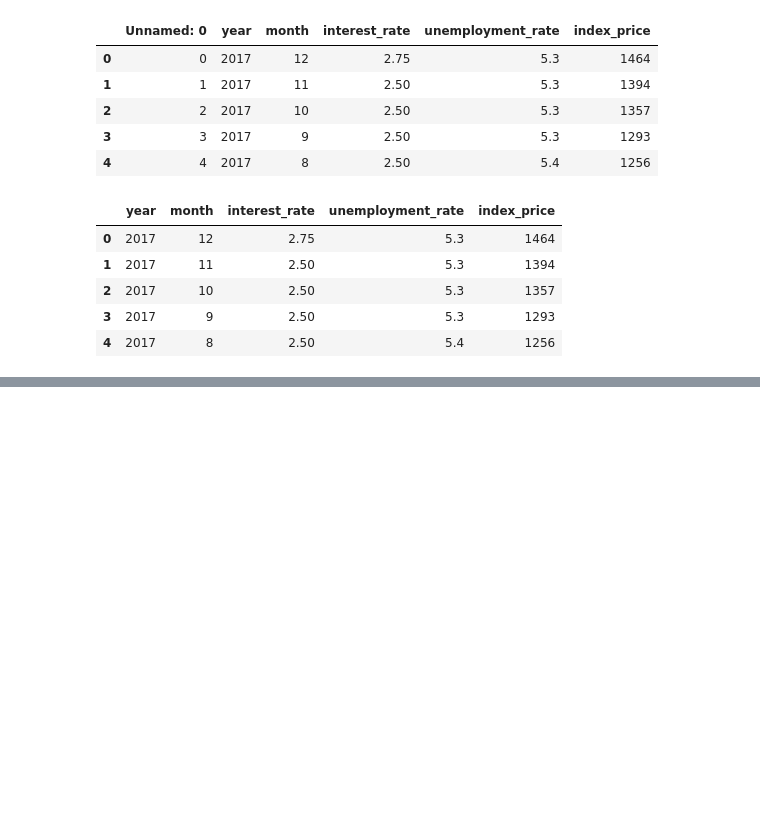
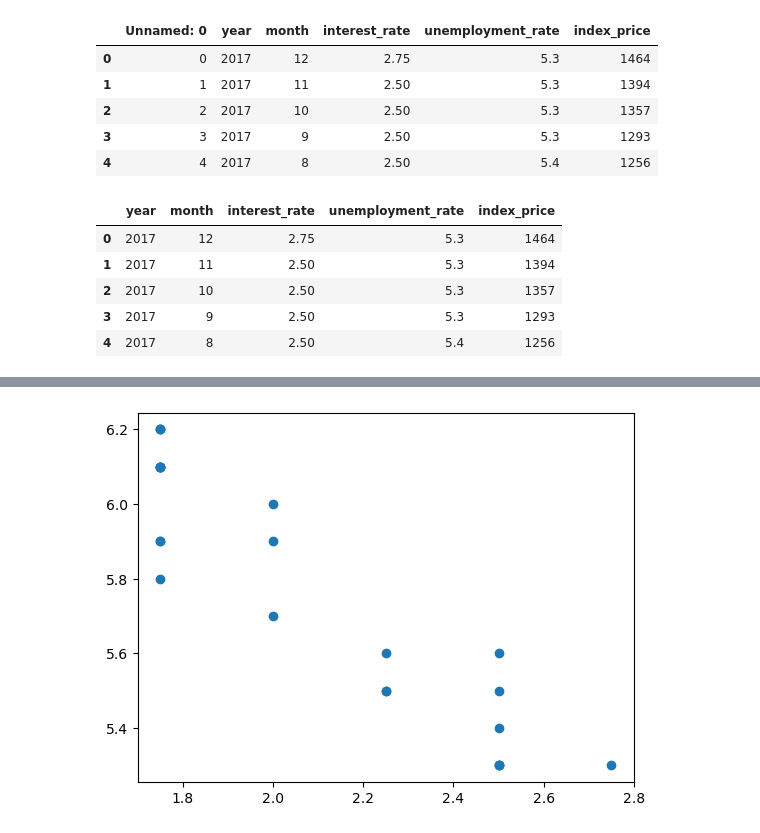
Before and after one commit to Ayamatr1x/Mlearning, a Jupyter notebook: MULTIPLE.ipynb, the cells around one changed output, grey strips where cells are left out. Drawn from its saved outputs; the diff is of its cells as text; code cells hidden in the pictures; blank space fills up the shorter version.

```diff
--- a/MULTIPLE.ipynb
+++ b/MULTIPLE.ipynb
@@ -26,0 +60,8 @@ df.head()
+# %%
+#visualize data points
+plt.scatter(df['interest_rate'], df['unemployment_rate'])
+plt.xlabel = ("interest_rate")
+plt.ylabel = ("unemployment_rate")
+plt.show()
+# %% [output]
+[figure, added]
```
Also changed, not shown: parts of 24 cells of this notebook, 1 other file.
